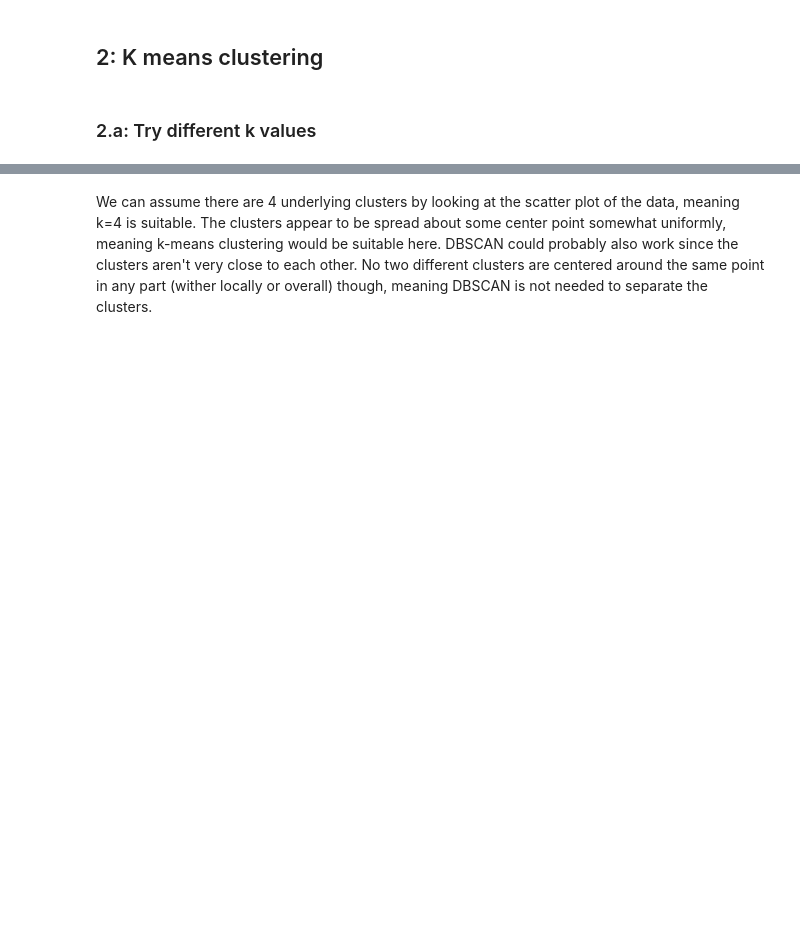
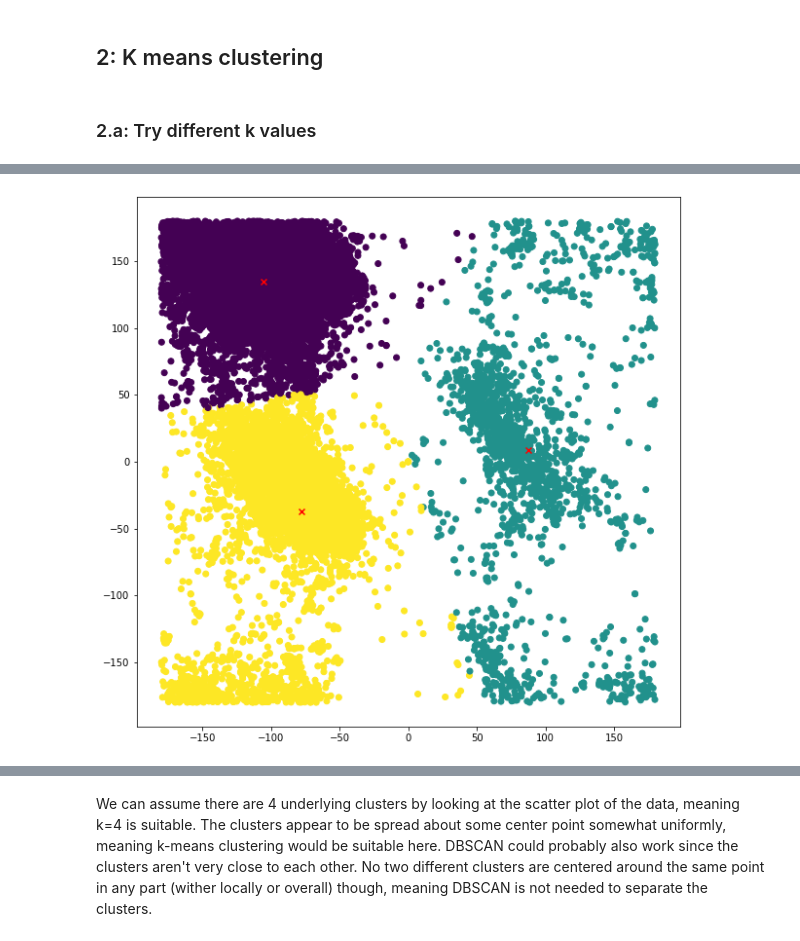
Before and after one commit to antfor/DAT405, a Jupyter notebook: assignment3/Assignment3 - Copy - Copy.ipynb, the cells around one changed output, grey strips where cells are left out. Saved outputs shown, nothing was run; the diff lists cells and outputs as text; code cells hidden in the pictures; blank space fills up the shorter version.

```diff
--- a/assignment3/Assignment3 - Copy - Copy.ipynb
+++ b/assignment3/Assignment3 - Copy - Copy.ipynb
@@ -80,5 +84,7 @@ def drawClusters(k): # k = # clusters
 # %%
 # k = 3
-#drawClusters(3)
+drawClusters(3)
+# %% [output]
+[figure, added]
 # %%
 # k = 4
```
Also changed, not shown: parts of 15 cells of this notebook.
